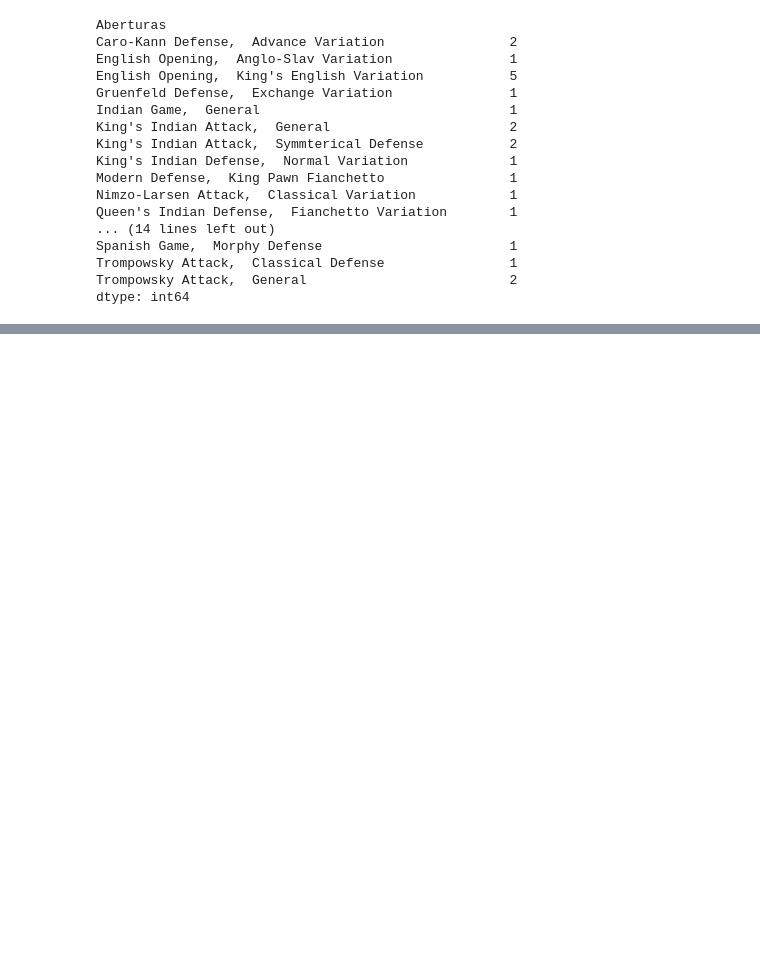
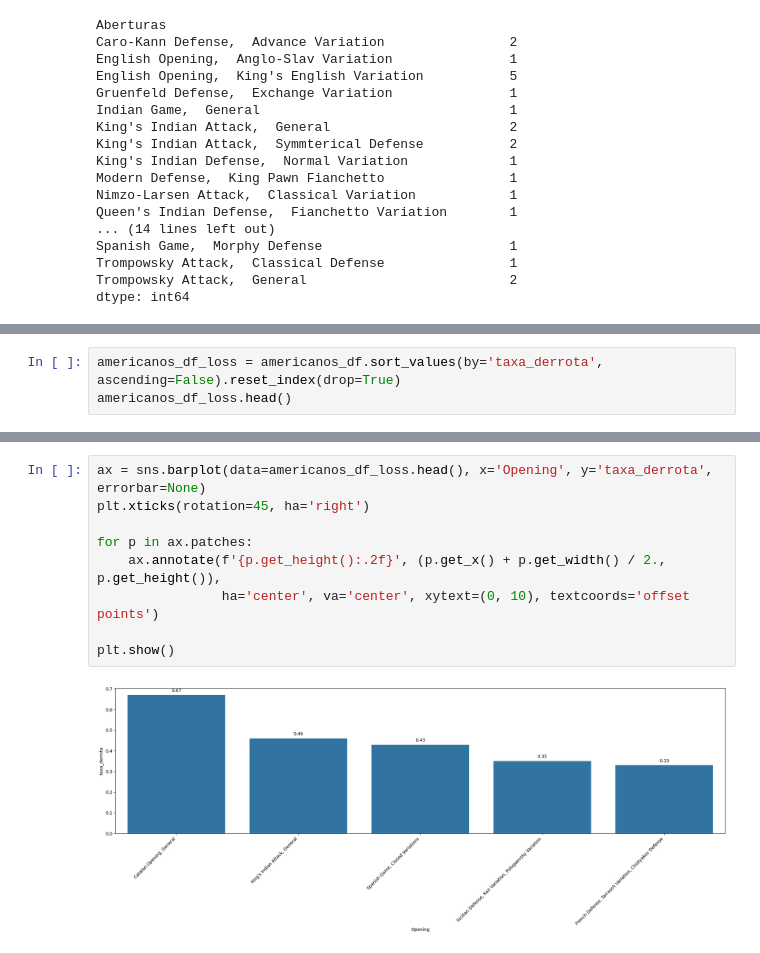
Before and after one commit to PeronxD/Python, a Jupyter notebook: análises_chess.ipynb, the cells around one changed output, grey strips where cells are left out. Cells and saved outputs as stored; diff of their text form; blank space fills up the shorter version.

```diff
--- a/análises_chess.ipynb
+++ b/análises_chess.ipynb
@@ -578,0 +637,3 @@ dtype: int64
+# %%
+americanos_df_loss = americanos_df.sort_values(by='taxa_derrota', ascending=False).reset_index(drop=True)
+americanos_df_loss.head()
@@ -578,0 +668,11 @@ dtype: int64
+# %%
+ax = sns.barplot(data=americanos_df_loss.head(), x='Opening', y='taxa_derrota', errorbar=None)
+plt.xticks(rotation=45, ha='right')
+
+for p in ax.patches:
+    ax.annotate(f'{p.get_height():.2f}', (p.get_x() + p.get_width() / 2., p.get_height()),
+                ha='center', va='center', xytext=(0, 10), textcoords='offset points')
+
+plt.show()
+# %% [output]
+[figure, added]
```
Also changed, not shown: parts of 43 cells of this notebook.
